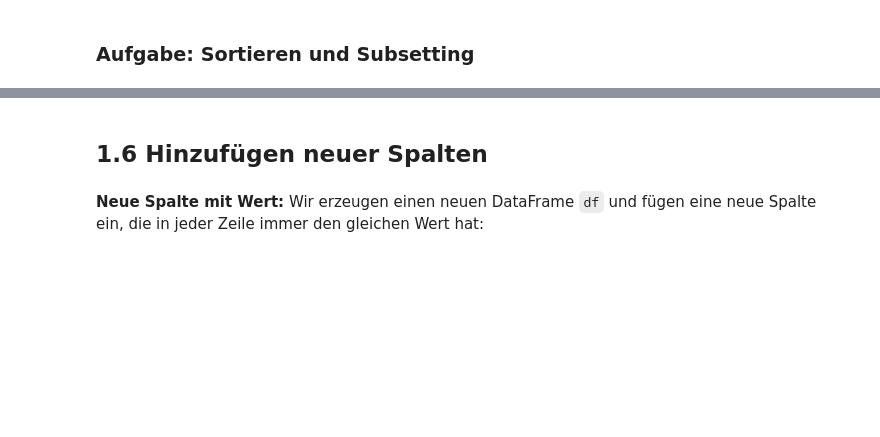
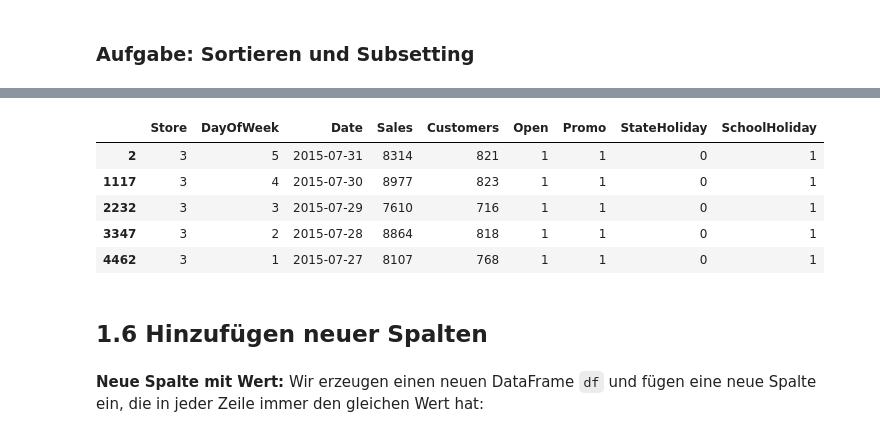
Before and after one commit to AlexKressner/Business_Intelligence, a Jupyter notebook: Pandas_Intro.ipynb, the cells around one changed output, grey strips where cells are left out. Drawn from its saved outputs; the diff is of its cells as text; code cells hidden in the pictures; blank space fills up the shorter version.

```diff
--- a/Pandas_Intro.ipynb
+++ b/Pandas_Intro.ipynb
@@ -437,3 +620,14 @@ Wir betrachten erneut den Rossmann Store Sales Datensatz - wir hatten diesen ber
+# %%
+#Frage6
+sales[(sales.Store.isin(["1","3","5"])) & (sales["Sales"]>=7500)].head()
+sales[((sales.Store=="1")|(sales.Store=="3")|(sales.Store=="5")) & (sales["Sales"]>=7500)].head()
+# %% [output]
+|  | Store | DayOfWeek | Date | Sales | Customers | Open | Promo | StateHoliday | SchoolHoliday |
+| 2 | 3 | 5 | 2015-07-31 | 8314 | 821 | 1 | 1 | 0 | 1 |
+| 1117 | 3 | 4 | 2015-07-30 | 8977 | 823 | 1 | 1 | 0 | 1 |
+| 2232 | 3 | 3 | 2015-07-29 | 7610 | 716 | 1 | 1 | 0 | 1 |
+| 3347 | 3 | 2 | 2015-07-28 | 8864 | 818 | 1 | 1 | 0 | 1 |
+| 4462 | 3 | 1 | 2015-07-27 | 8107 | 768 | 1 | 1 | 0 | 1 |
 # %% [markdown]
 ## 1.6 Hinzufügen neuer Spalten <a class="anchor" id="neue_spalte"></a>
 # %% [markdown]
```
Also changed, not shown: parts of 62 cells of this notebook.
